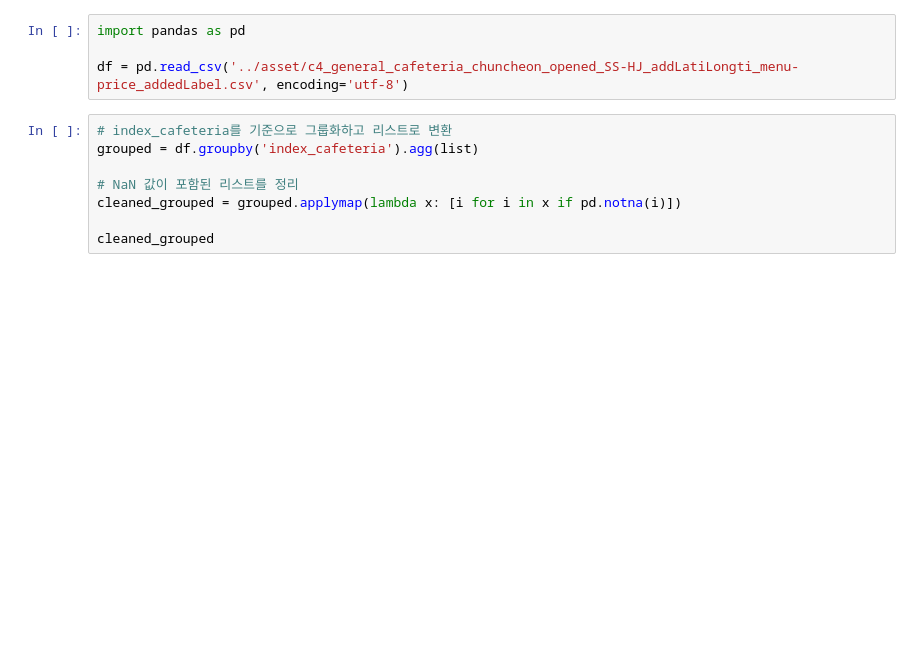
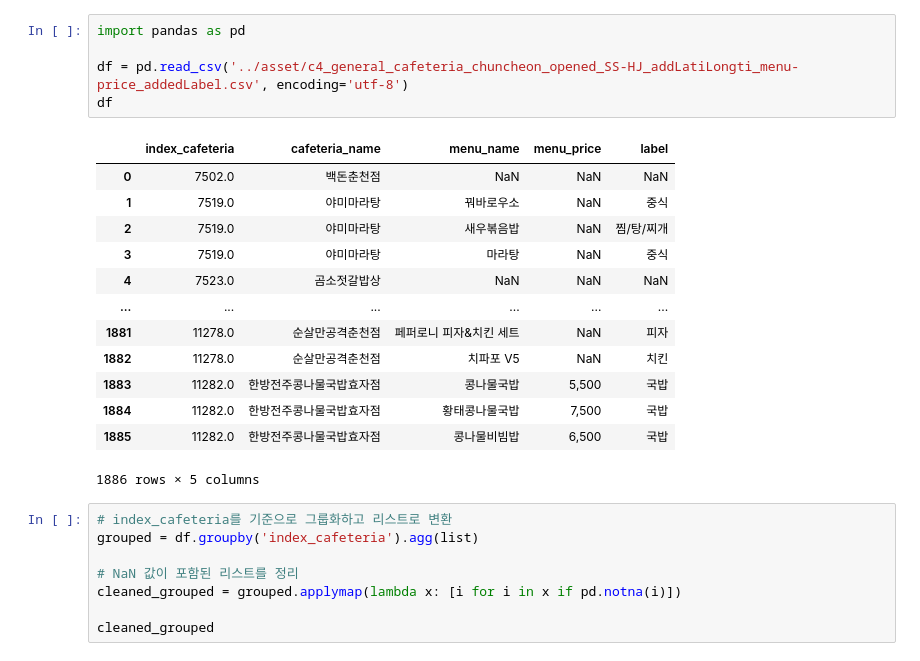
Before and after one commit to ChunCheonChuCheon/DATA, a Jupyter notebook: src/dataMerger.ipynb, the cells around one changed output. Drawn from its saved outputs; the diff is of its cells as text; blank space fills up the shorter version.

```diff
--- a/src/dataMerger.ipynb
+++ b/src/dataMerger.ipynb
@@ -1,7 +1,22 @@
 # %%
 import pandas as pd
 
 df = pd.read_csv('../asset/c4_general_cafeteria_chuncheon_opened_SS-HJ_addLatiLongti_menu-price_addedLabel.csv', encoding='utf-8')
+df
+# %% [output]
+|  | index_cafeteria | cafeteria_name | menu_name | menu_price | label |
+| 0 | 7502.0 | 백돈춘천점 | NaN | NaN | NaN |
+| 1 | 7519.0 | 야미마라탕 | 꿔바로우소 | NaN | 중식 |
+| 2 | 7519.0 | 야미마라탕 | 새우볶음밥 | NaN | 찜/탕/찌개 |
+| 3 | 7519.0 | 야미마라탕 | 마라탕 | NaN | 중식 |
+| 4 | 7523.0 | 곰소젓갈밥상 | NaN | NaN | NaN |
+| ... | ... | ... | ... | ... | ... |
+| 1881 | 11278.0 | 순살만공격춘천점 | 페퍼로니 피자&치킨 세트 | NaN | 피자 |
+| 1882 | 11278.0 | 순살만공격춘천점 | 치파포 V5 | NaN | 치킨 |
+| 1883 | 11282.0 | 한방전주콩나물국밥효자점 | 콩나물국밥 | 5,500 | 국밥 |
+| 1884 | 11282.0 | 한방전주콩나물국밥효자점 | 황태콩나물국밥 | 7,500 | 국밥 |
+| 1885 | 11282.0 | 한방전주콩나물국밥효자점 | 콩나물비빔밥 | 6,500 | 국밥 |
+1886 rows × 5 columns
 # %%
 # index_cafeteria를 기준으로 그룹화하고 리스트로 변환
 grouped = df.groupby('index_cafeteria').agg(list)
```
Also changed, not shown: parts of 5 cells of this notebook, 1 other file.
